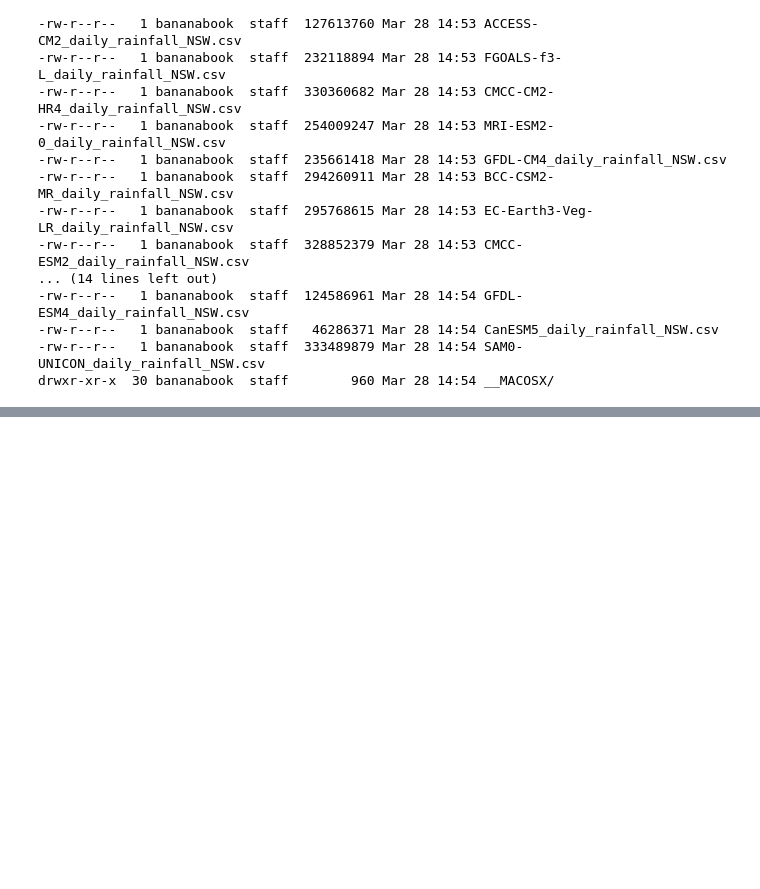
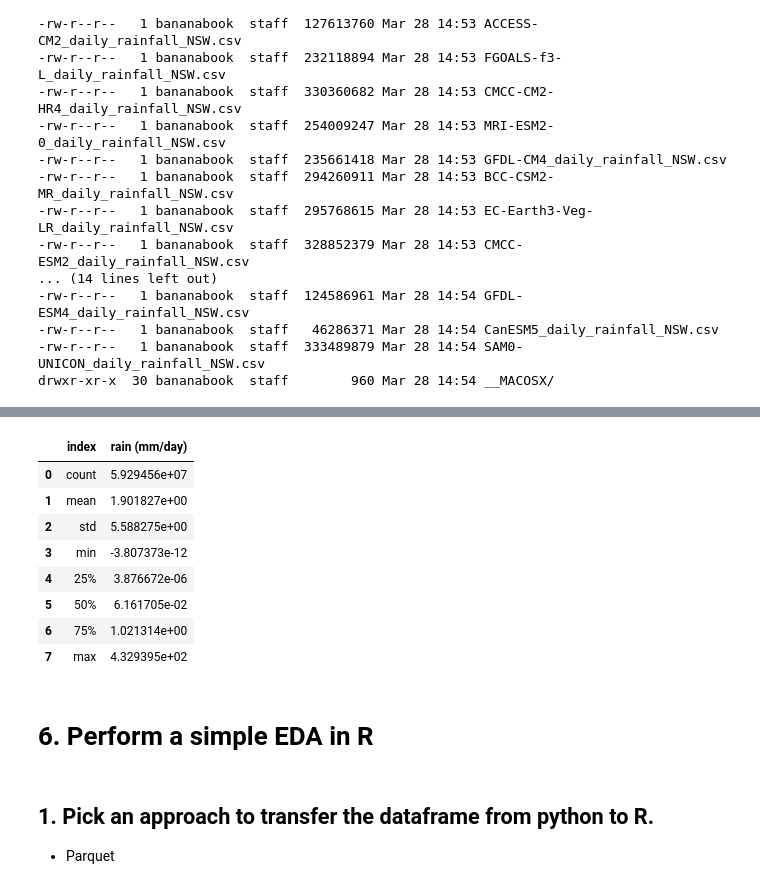
Before and after one commit to UBC-MDS/DSCI_525_Group_3, a Jupyter notebook: milestone_1.ipynb, the cells around one changed output, grey strips where cells are left out. Cells and saved outputs as stored; diff of their text form; code cells hidden in the pictures; blank space fills up the shorter version.

```diff
--- a/milestone_1.ipynb
+++ b/milestone_1.ipynb
@@ -122,0 +252,5 @@ df.head()
+# %%
+%%time
+df_rain = df[["rain (mm/day)"]].describe().reset_index()
+df_rain
+# %% [output]
@@ -122,0 +259,14 @@ df.head()
+|  | index | rain (mm/day) |
+| 0 | count | 5.929456e+07 |
+| 1 | mean | 1.901827e+00 |
+| 2 | std | 5.588275e+00 |
+| 3 | min | -3.807373e-12 |
+| 4 | 25% | 3.876672e-06 |
+| 5 | 50% | 6.161705e-02 |
+| 6 | 75% | 1.021314e+00 |
+| 7 | max | 4.329395e+02 |
+# %% [markdown]
+# 6. Perform a simple EDA in R
+# %% [markdown]
+## 1. Pick an approach to transfer the dataframe from python to R.
+- Parquet
```
Also changed, not shown: parts of 30 cells of this notebook.
